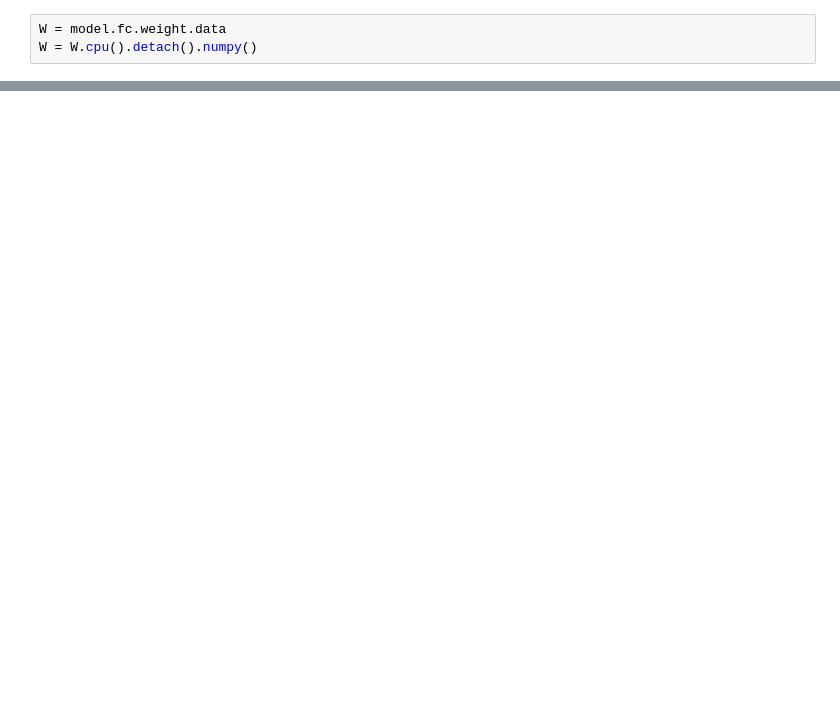
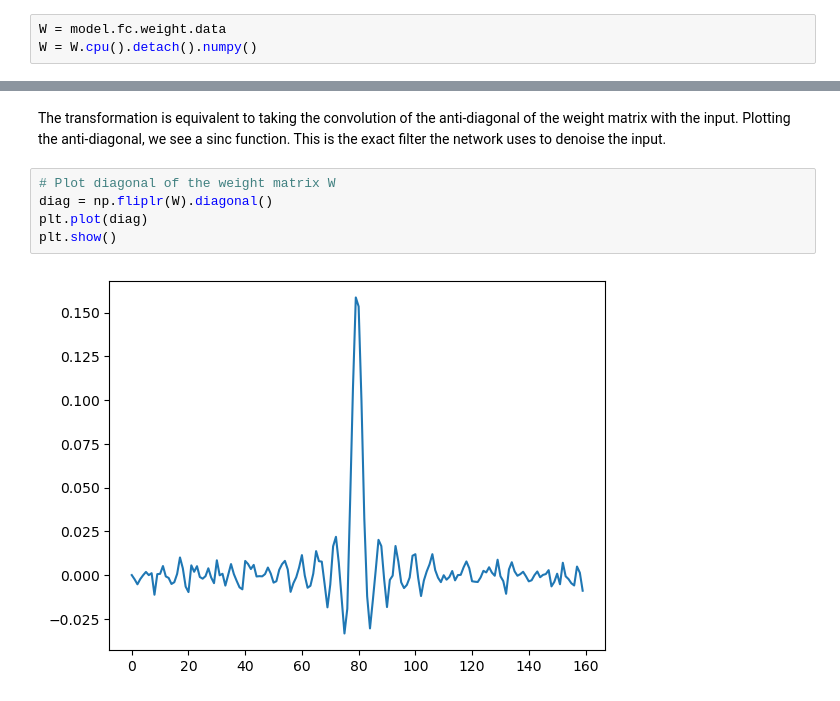
Before and after one commit to TajwarC/NN-Interpretation, a Jupyter notebook: examples/1_layer.ipynb, the cells around one changed output, grey strips where cells are left out. Cells and saved outputs as stored; diff of their text form; blank space fills up the shorter version.

```diff
--- a/examples/1_layer.ipynb
+++ b/examples/1_layer.ipynb
@@ -213,0 +172,9 @@ Epoch [1000/1000], Loss: 0.0005
+# %% [markdown]
+The transformation is equivalent to taking the convolution of the anti-diagonal of the weight matrix with the input. Plotting the anti-diagonal, we see a sinc function. This is the exact filter the network uses to denoise the input.
+# %%
+# Plot diagonal of the weight matrix W
+diag = np.fliplr(W).diagonal()
+plt.plot(diag)
+plt.show()
+# %% [output]
+[figure, added]
```
Also changed, not shown: parts of 28 cells of this notebook, 1 other file.
